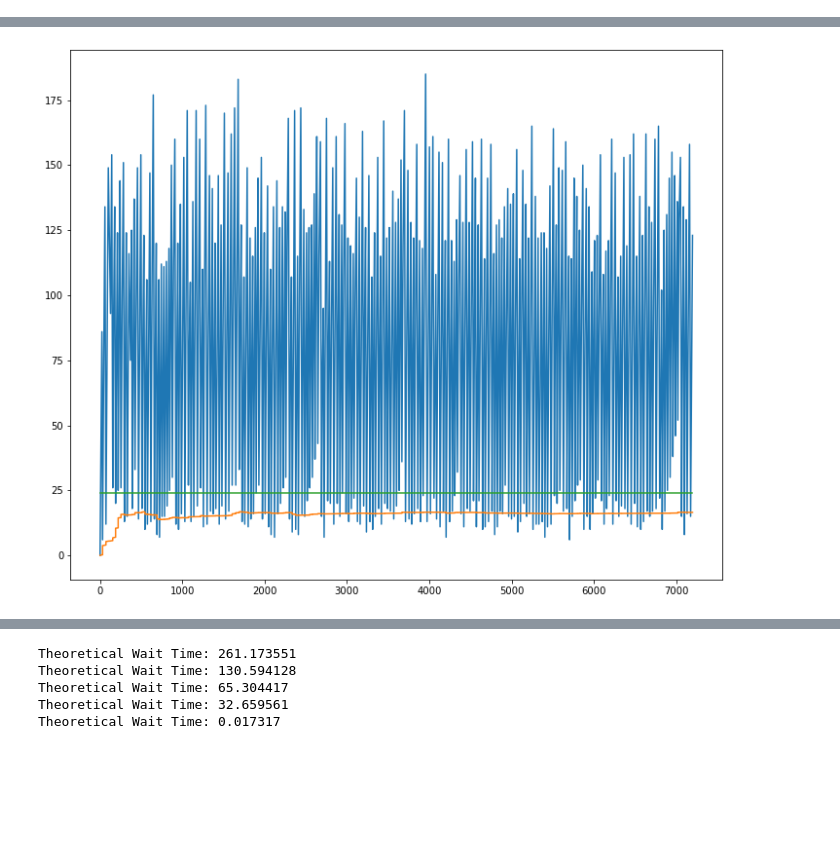
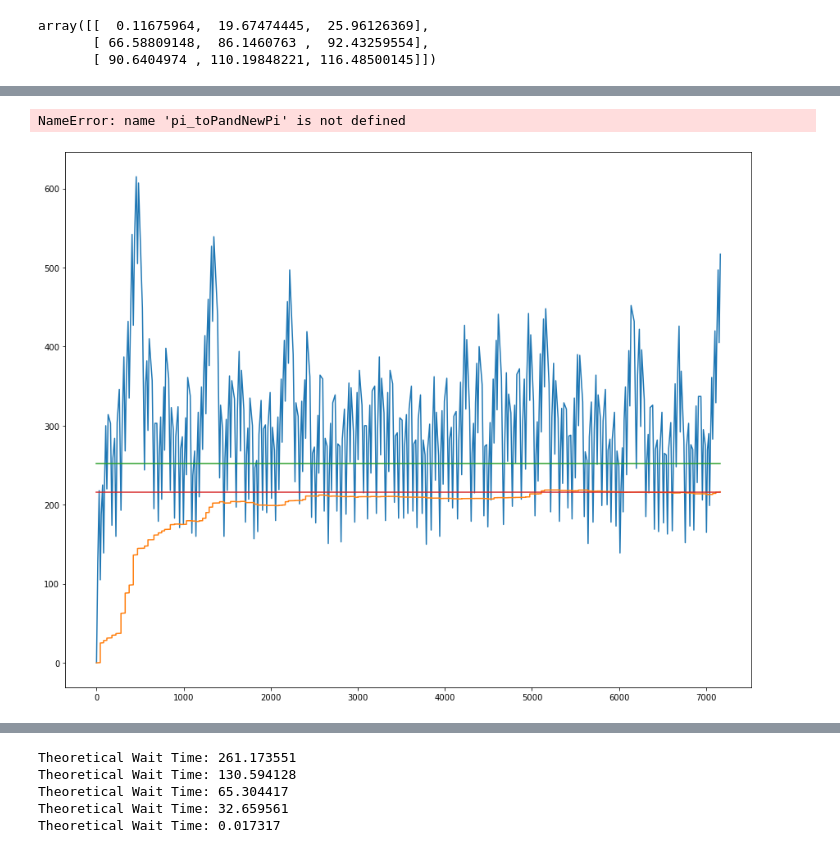
Before and after one commit to zhiyunjiang/CommMotionPlanning, a Jupyter notebook: python/polling_systems/Polling System Demo.ipynb, the cells around one changed output, grey strips where cells are left out. Cells and saved outputs as stored; diff of their text form; code cells hidden in the pictures; blank space fills up the shorter version.

```diff
--- a/python/polling_systems/Polling System Demo.ipynb
+++ b/python/polling_systems/Polling System Demo.ipynb
@@ -8,16 +9,21 @@ from importlib import reload
 # %%
 reload(PS)
 beta = 1/16
-els = np.array([0.3, 0.01, 0.01])/beta
-#els = np.array([0.3, 0.1, 0.1])/beta
+#els = np.array([0.3, 0.01, 0.01])/beta
+els = np.array([0.3, 0.1, 0.1])/beta
 ps = PS.PollingSystem(els, beta)
 S = np.array([[ 0.        , 11.01635149, 14.27059899],
        [11.01635149,  0.        , 17.132717  ],
        [14.27059899, 17.132717  ,  0.        ]])
+#S = 4*np.ones((3,3))
 
 pi = np.array([0.99764782, 0.00135218, 0.001])
 #pi = np.array([1/3, 1/3, 1/3])
 rp = MRP.RandomRP(pi)
+#are we super off with cyclic as well?
+#rp = SRP.CyclicRP([0,2,1])
+#S = np.array([11.01635149, 14.27059899, 17.132717])
+# wait = ps.calc_avg_wait(rp, np.array([S[0,2], S[2,1], S[1,0]]))
 wait = ps.calc_avg_wait(rp, S)
 print("Theoretical Wait Time: %.4f"%(wait))
 wait2 = ps._calc_avg_wait_random2(S, pi)
@@ -25,5 +31,6 @@ print("Theoreical Wait Time 2: %.4f"%(wait2))
 hrs = 2
 mins = hrs*60
 seconds = mins*60
-xt, wt, queues, avg_switching, polling_instants = ps.simulate(rp, S, seconds)
+xt, wt, queues, avg_switching, polling_instants, S_tilde, T = ps.simulate(rp, S, seconds)
+print(T)
 # %% [output]
@@ -35,8 +48,14 @@ Theoreical Wait Time 2: 8.3195
+# %%
+np.array([ [ ps._Tij_avg(S, pi, i, j) for j in range(ps.n)] for i in range(ps.n)])
+# %% [output]
+array([[  0.11675964,  19.67474445,  25.96126369],
+       [ 66.58809148,  86.1460763 ,  92.43259554],
+       [ 90.6404974 , 110.19848221, 116.48500145]])
 # %%
 xt = np.array(xt)
 print('Empirical Wait Time: %.4f'%(wt[-1][1]))
 #     print("Avg Switching: %f"%(avg_switching))
-diff = wt[-1][1] - wait
+diff = wt[-1][1] - wait2
 print("Diff: %.4f (%.4f) "%(diff, diff/wt[-1][1]) )
 
 int_queue_length = 0
@@ -50,32 +69,68 @@ print("Empirical pi: ", counts/sum(counts))
 
 Lbarmc = 0
 sys_lengths = []
-for inst in plgis[:,0]:
+sys_lengths_i = []
+lbar_i_given_i = np.zeros(3)
+sys_lengths_at_true_switch = []
+z_prev = -1
+true_switches = 0
+for i in range(len(plgis)):
+    inst = plgis[i,0]
+    z = int(plgis[i,1])
     idx = np.where(xt[:,0]==inst)
 #     print(idx)
-    sys_lengths.append(sum(xt[idx[0][0],2:]))
+    idx = idx[0][0]
+    sys_lengths.append(sum(xt[idx,2:]))
+    sys_lengths_i.append(xt[idx,2:])
+    lbar_i_given_i[z] += xt[idx, 2+z]
     Lbarmc += sys_lengths[-1]
-plt.figure(figsize=(12,10))
+    if  idx == 0 or (xt[idx,0] - xt[idx-1,0])>0:#not an empty cycle
+        sys_lengths_at_true_switch.append(sys_lengths[-1])
+        true_switches += 1
+    z_prev = z
+plt.figure(figsize=(15,12))
 plt.plot(plgis[:,0], sys_lengths)
 plt.plot(plgis[:,0], np.cumsum(sys_lengths)/np.arange(1,len(sys_lengths)+1,1) )
 print("Lbar MC Emp: %.4f"%(Lbarmc/len(plgis)))
 Lmc = ps._LSys_mc_avg(S, pi)
 print("lbar mc thr: %.4f"%(Lmc))
 plt.plot([0,plgis[-1,0]], [Lmc, Lmc])
+#Lmc_no_0 = ps._LSys_mc_avg_no_0(S, pi)
+#plt.plot([0,plgis[-1,0]], [Lmc_no_0, Lmc_no_0])
+
+sys_lengths_at_true_switch = np.array(sys_lengths_at_true_switch)
+#print(sys_lengths_at_true_switch)
+plt.plot([0,plgis[-1,0]], [np.average(sys_lengths_at_true_switch), np.average(sys_lengths_at_true_switch)])
+print("Emp mc lbar true switch: %.4f"%(np.average(sys_lengths_at_true_switch)))
+#print("Thr mc lbar true switch: %.4f"%(Lmc_no_0) )
 
 
+sys_lengths_i = np.array(sys_lengths_i)
+for i in range(3):
+    print("Emp mc Lbar_%d: %.4f "%(i,np.average(sys_lengths_i[:,i]) ))
+    print("Thr mc Lbar_%d: %.4f"%(i, ps._Li_mc_avg(S, pi,i)))
+    print("Emp Lbar mc at %d given %d: %.4f"%(i, i, lbar_i_given_i[i]/counts[i] ))
+    print("Thr Lbar mc at %d given %d: %.4f"%(i, i, ps._Li_mc_avg_at_i(S, pi,i)))
 
 lbar = int_queue_length/xt[-1][0]
 print("Empirical lbar:%f" %(lbar))
 #littles_law_wait
-print("Thr W based on empirical lbar: %f"%(lbar/sum(els)))
-print('Expected Lbar: %.4f'%(wait*sum(els)))#over all time
-print("Theoretical Lbar: %.4f"%(wait2*sum(els)))
+print('Expected Lbar from Little\'s, Thr Wait: %.4f'%(wait*sum(els)))#over all time
+#print("Theoretical Lbar: %.4f"%(wait2*sum(els)))
+
+
 print("Empirical Average Switching: %f"%( avg_switching))
 sbar = pi.T@ S @pi
 print("thr Average Switching: %f"%(sbar))
 
+print("Thr W based on empirical lbar: %f"%(lbar/sum(els)))
+
 print("Empirical average stage duration: %.4f"%( (plgis[-1,0] - plgis[0,0])/(len(plgis) -1) ))
 print("Theoretical average stage duration: %.4f"%(sbar/(1-beta*sum(els))))
+
+print("Emp Observed Average Switch: %.4f"%(S_tilde))
+P, p_tilde = pi_toPandNewPi(pi)
+thr_S_tilde = np.diag(P@S)@pi
+print("Thr Observed Average Swith", thr_S_tilde)
 print("\n")
 # %% [output]
@@ -95 +154,2 @@ Theoretical average stage duration: 0.0857
+NameError: name 'pi_toPandNewPi' is not defined
-[figure, old version]
+[figure, new version]
```
Also changed, not shown: parts of 6 cells of this notebook, 3 other files.
